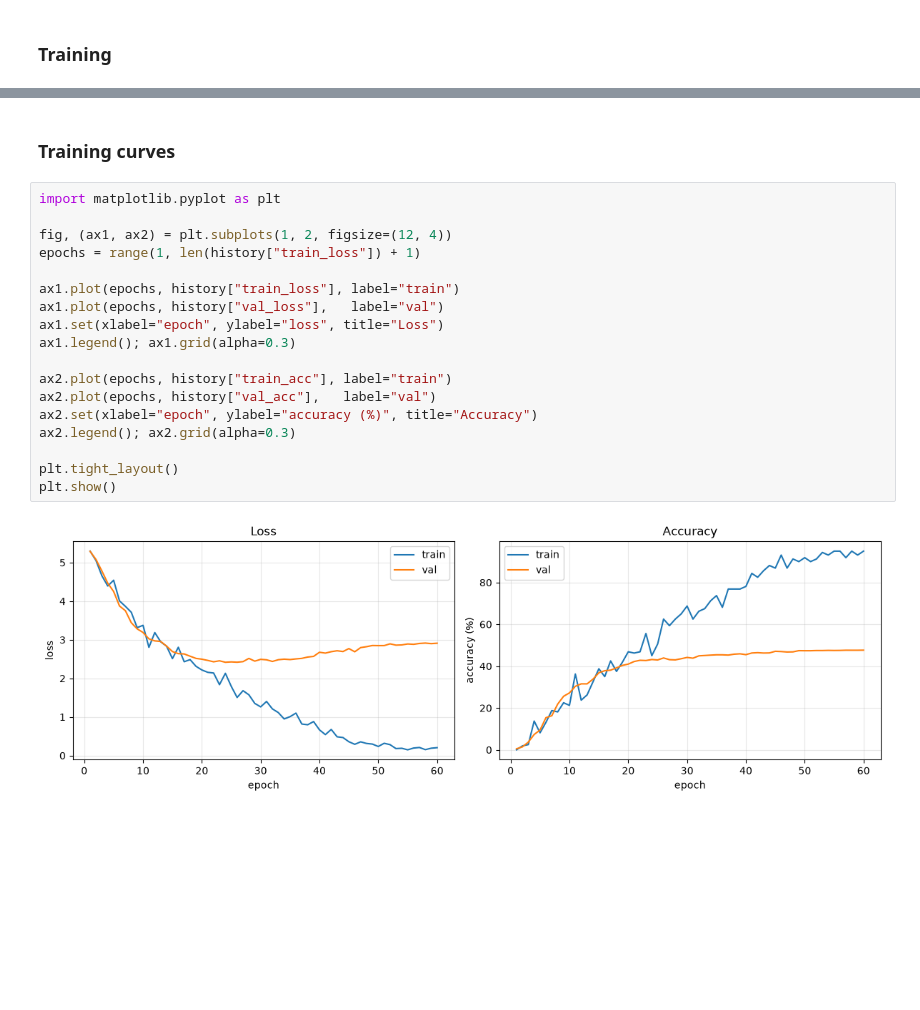
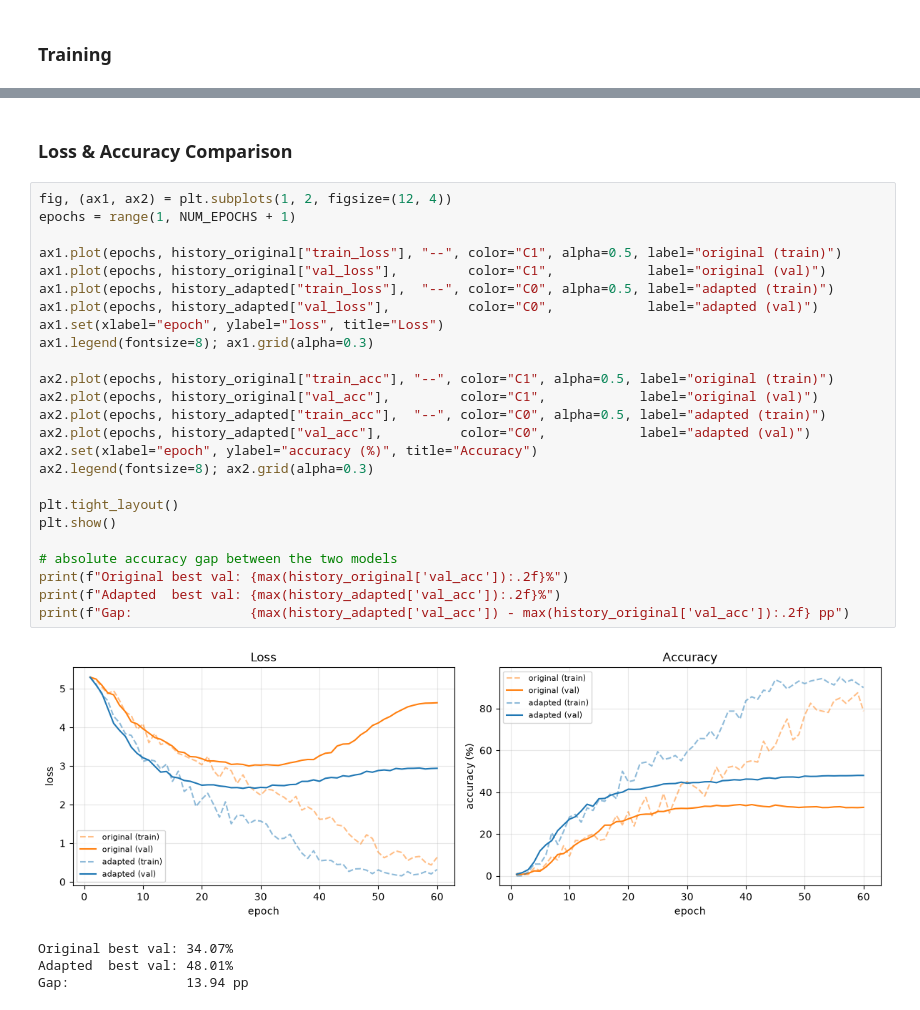
Before and after one commit to Gyrandola/alexnet-tiny-imagenet, a Jupyter notebook: alexnet_tiny_imagenet.ipynb, the cells around one changed output, grey strips where cells are left out. Cells and saved outputs as stored; diff of their text form; blank space fills up the shorter version.

Commit message:
feat: model saving, benchmarking between original and adapted models.

```diff
--- a/alexnet_tiny_imagenet.ipynb
+++ b/alexnet_tiny_imagenet.ipynb
@@ -283,22 +418,32 @@ Done. Best val acc: 47.65%
 # %% [markdown]
-### Training curves
+### Loss & Accuracy Comparison
 # %%
-import matplotlib.pyplot as plt
+fig, (ax1, ax2) = plt.subplots(1, 2, figsize=(12, 4))
+epochs = range(1, NUM_EPOCHS + 1)
 
-fig, (ax1, ax2) = plt.subplots(1, 2, figsize=(12, 4))
-epochs = range(1, len(history["train_loss"]) + 1)
+ax1.plot(epochs, history_original["train_loss"], "--", color="C1", alpha=0.5, label="original (train)")
+ax1.plot(epochs, history_original["val_loss"],         color="C1",            label="original (val)")
+ax1.plot(epochs, history_adapted["train_loss"],  "--", color="C0", alpha=0.5, label="adapted (train)")
+ax1.plot(epochs, history_adapted["val_loss"],          color="C0",            label="adapted (val)")
+ax1.set(xlabel="epoch", ylabel="loss", title="Loss")
+ax1.legend(fontsize=8); ax1.grid(alpha=0.3)
 
-ax1.plot(epochs, history["train_loss"], label="train")
-ax1.plot(epochs, history["val_loss"],   label="val")
-ax1.set(xlabel="epoch", ylabel="loss", title="Loss")
-ax1.legend(); ax1.grid(alpha=0.3)
-
-ax2.plot(epochs, history["train_acc"], label="train")
-ax2.plot(epochs, history["val_acc"],   label="val")
+ax2.plot(epochs, history_original["train_acc"], "--", color="C1", alpha=0.5, label="original (train)")
+ax2.plot(epochs, history_original["val_acc"],         color="C1",            label="original (val)")
+ax2.plot(epochs, history_adapted["train_acc"],  "--", color="C0", alpha=0.5, label="adapted (train)")
+ax2.plot(epochs, history_adapted["val_acc"],          color="C0",            label="adapted (val)")
 ax2.set(xlabel="epoch", ylabel="accuracy (%)", title="Accuracy")
-ax2.legend(); ax2.grid(alpha=0.3)
+ax2.legend(fontsize=8); ax2.grid(alpha=0.3)
 
 plt.tight_layout()
 plt.show()
+
+# absolute accuracy gap between the two models
+print(f"Original best val: {max(history_original['val_acc']):.2f}%")
+print(f"Adapted  best val: {max(history_adapted['val_acc']):.2f}%")
+print(f"Gap:               {max(history_adapted['val_acc']) - max(history_original['val_acc']):.2f} pp")
 # %% [output]
-[figure, old version]
+[figure, new version]
+Original best val: 34.07%
+Adapted  best val: 48.01%
+Gap:               13.94 pp
```
Also changed, not shown: parts of 9 cells of this notebook, 1 other file.
